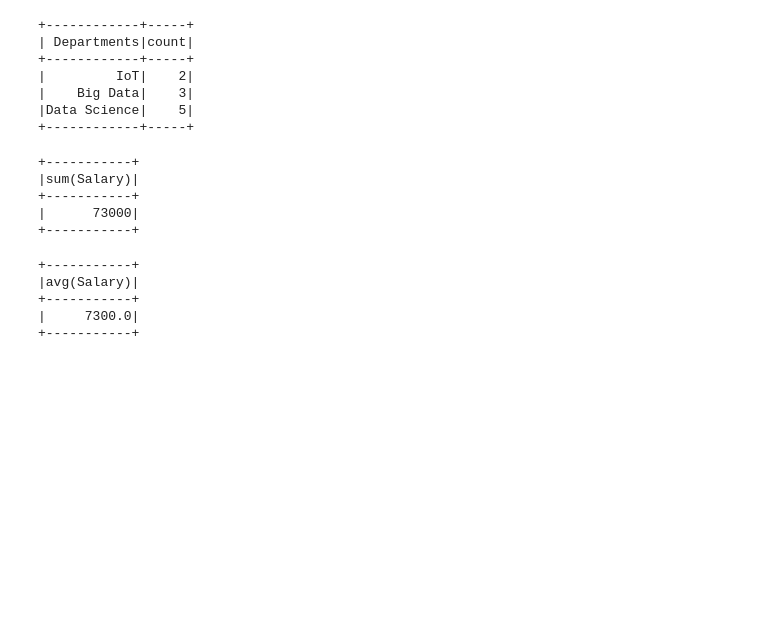
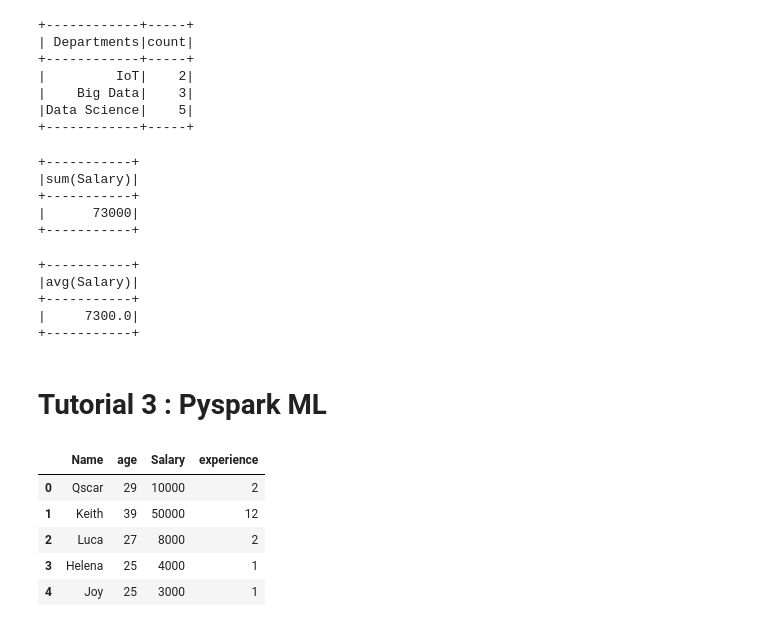
Before and after one commit to leadbreak/algorithm_study, a Jupyter notebook: pyspark_study.ipynb, the cells around one changed output. Saved outputs shown, nothing was run; the diff lists cells and outputs as text; code cells hidden in the pictures; blank space fills up the shorter version.

```diff
--- a/pyspark_study.ipynb
+++ b/pyspark_study.ipynb
@@ -613,3 +604,24 @@ sdf.agg({"Salary":"avg"}).show()
 +-----------+
 |     7300.0|
 +-----------+
+# %% [markdown]
+# Tutorial 3 : Pyspark ML
+# %%
+df = pd.DataFrame(
+    {
+        'Name':['Qscar',"Keith","Luca", "Helena","Joy"],
+        'age':[29,39,27,25,25],
+        'Salary':[10000,50000,8000,4000,3000],
+        'experience':[2,12,2,1,1]
+     }
+)
+
+df.to_csv("test3.csv", index=False)
+df
+# %% [output]
+|  | Name | age | Salary | experience |
+| 0 | Qscar | 29 | 10000 | 2 |
+| 1 | Keith | 39 | 50000 | 12 |
+| 2 | Luca | 27 | 8000 | 2 |
+| 3 | Helena | 25 | 4000 | 1 |
+| 4 | Joy | 25 | 3000 | 1 |
```
Also changed, not shown: parts of 14 cells of this notebook.
